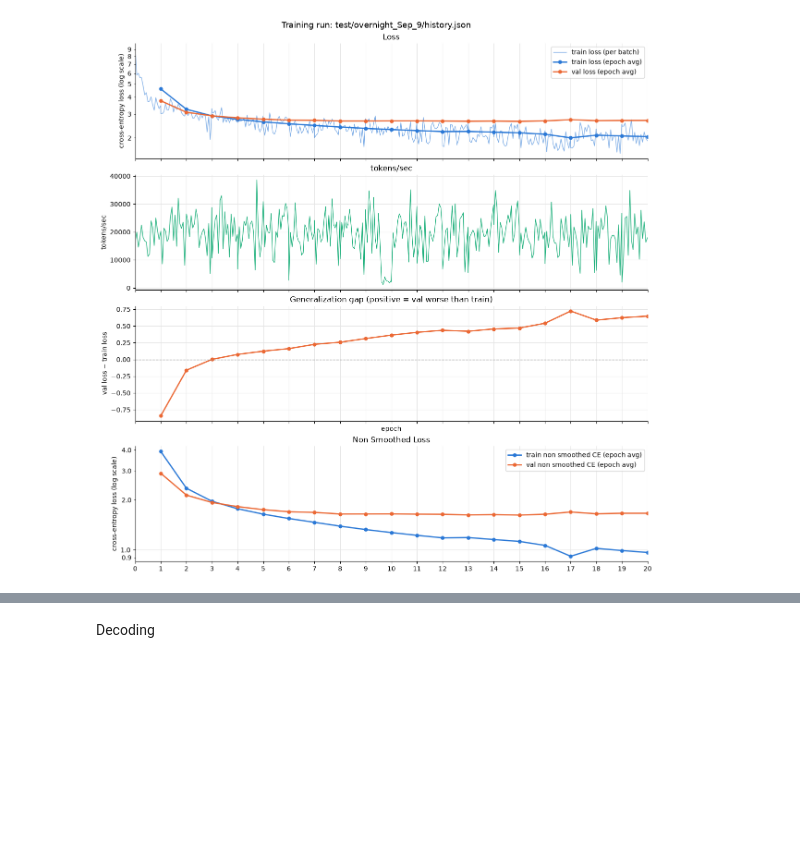
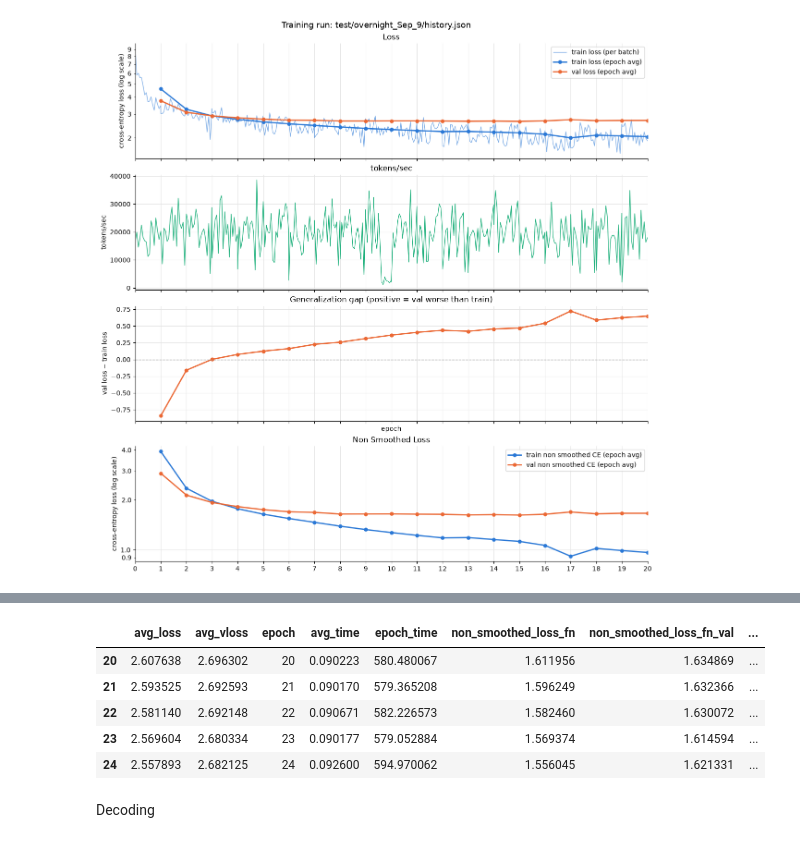
Before and after one commit to maminsed/Attention-is-All-You-Need, a Jupyter notebook: evaluation.ipynb, the cells around one changed output, grey strips where cells are left out. Saved outputs shown, nothing was run; the diff lists cells and outputs as text; code cells hidden in the pictures; blank space fills up the shorter version.

```diff
--- a/evaluation.ipynb
+++ b/evaluation.ipynb
@@ -92,3 +111,12 @@ bdf_20_v2,edf_20_v2,batch_hist_20_v2 = draw_plots("test/overnight_Sep_20_v2/hist
+# %%
+edf_20_v2.tail()
+# %% [output]
+|  | avg_loss | avg_vloss | epoch | avg_time | epoch_time | non_smoothed_loss_fn | non_smoothed_loss_fn_val | ... |
+| 20 | 2.607638 | 2.696302 | 20 | 0.090223 | 580.480067 | 1.611956 | 1.634869 | ... |
+| 21 | 2.593525 | 2.692593 | 21 | 0.090170 | 579.365208 | 1.596249 | 1.632366 | ... |
+| 22 | 2.581140 | 2.692148 | 22 | 0.090671 | 582.226573 | 1.582460 | 1.630072 | ... |
+| 23 | 2.569604 | 2.680334 | 23 | 0.090177 | 579.052884 | 1.569374 | 1.614594 | ... |
+| 24 | 2.557893 | 2.682125 | 24 | 0.092600 | 594.970062 | 1.556045 | 1.621331 | ... |
 # %% [markdown]
 Decoding
 # %%
```
Also changed, not shown: parts of 9 cells of this notebook, 5 other files.
